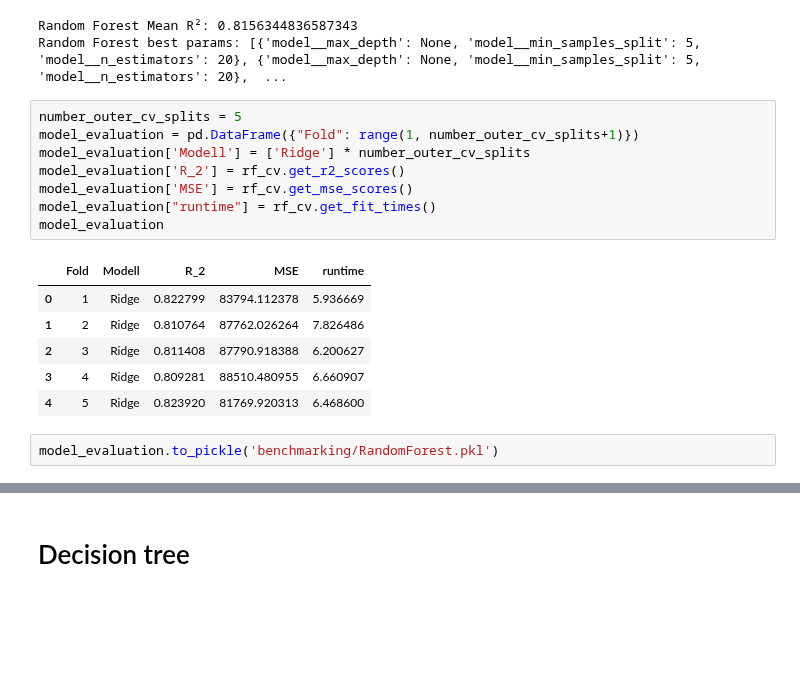
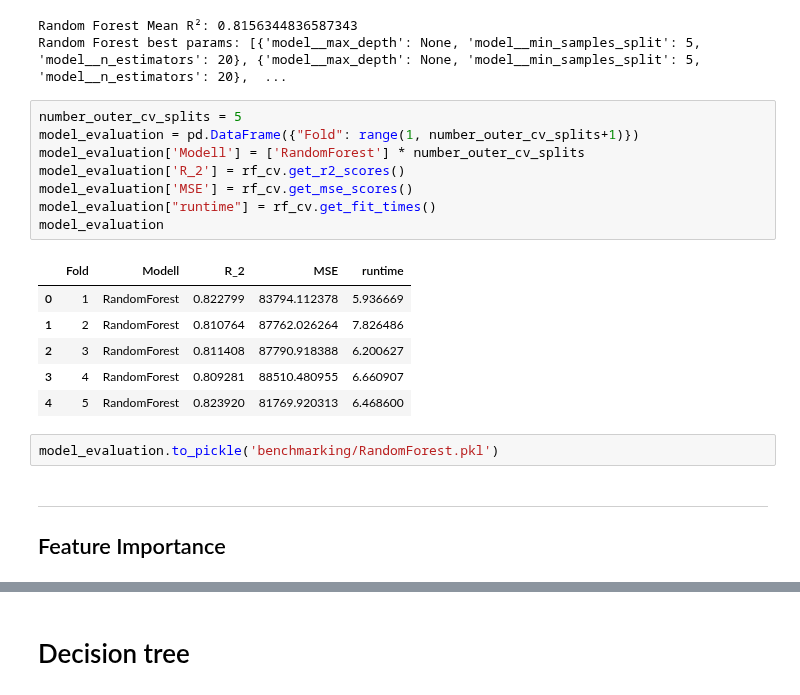
Before and after one commit to FelixFritz02/DataProject-WS-25-26, a Jupyter notebook: Trees.ipynb, the cells around one changed output, grey strips where cells are left out. Saved outputs shown, nothing was run; the diff lists cells and outputs as text; blank space fills up the shorter version.

```diff
--- a/Trees.ipynb
+++ b/Trees.ipynb
@@ -42,17 +42,20 @@ Random Forest best params: [{'model__max_depth': None, 'model__min_samples_split
 # %%
 number_outer_cv_splits = 5
 model_evaluation = pd.DataFrame({"Fold": range(1, number_outer_cv_splits+1)})
-model_evaluation['Modell'] = ['Ridge'] * number_outer_cv_splits
+model_evaluation['Modell'] = ['RandomForest'] * number_outer_cv_splits
 model_evaluation['R_2'] = rf_cv.get_r2_scores()
 model_evaluation['MSE'] = rf_cv.get_mse_scores()
 model_evaluation["runtime"] = rf_cv.get_fit_times()
 model_evaluation
 # %% [output]
 |  | Fold | Modell | R_2 | MSE | runtime |
-| 0 | 1 | Ridge | 0.822799 | 83794.112378 | 5.936669 |
-| 1 | 2 | Ridge | 0.810764 | 87762.026264 | 7.826486 |
-| 2 | 3 | Ridge | 0.811408 | 87790.918388 | 6.200627 |
-| 3 | 4 | Ridge | 0.809281 | 88510.480955 | 6.660907 |
-| 4 | 5 | Ridge | 0.823920 | 81769.920313 | 6.468600 |
+| 0 | 1 | RandomForest | 0.822799 | 83794.112378 | 5.936669 |
+| 1 | 2 | RandomForest | 0.810764 | 87762.026264 | 7.826486 |
+| 2 | 3 | RandomForest | 0.811408 | 87790.918388 | 6.200627 |
+| 3 | 4 | RandomForest | 0.809281 | 88510.480955 | 6.660907 |
+| 4 | 5 | RandomForest | 0.823920 | 81769.920313 | 6.468600 |
 # %%
 model_evaluation.to_pickle('benchmarking/RandomForest.pkl')
+# %% [markdown]
+--------------------------------------------------------------------------------------------------------------------------
+## Feature Importance
```
Also changed, not shown: parts of 3 cells of this notebook, 8 other files.
